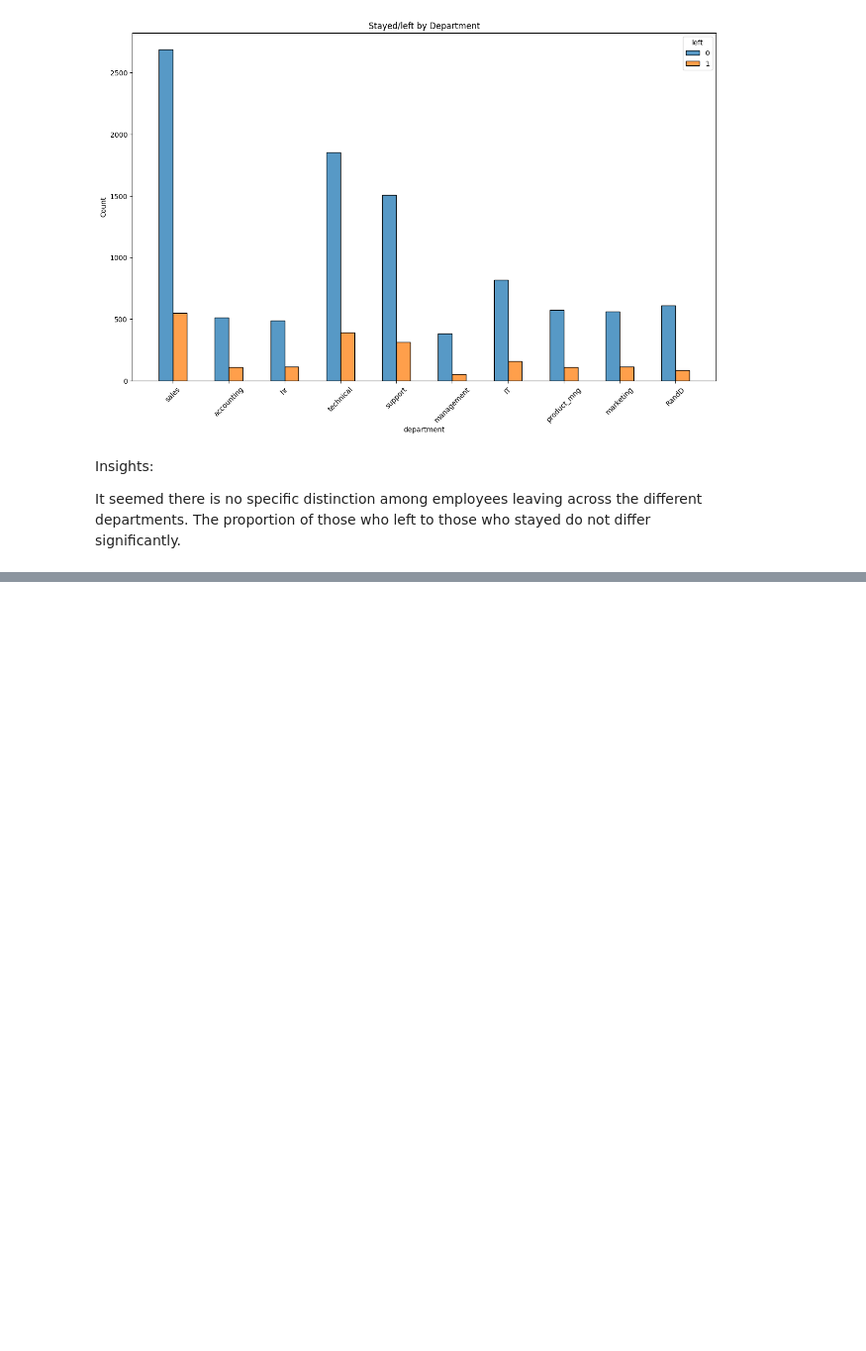
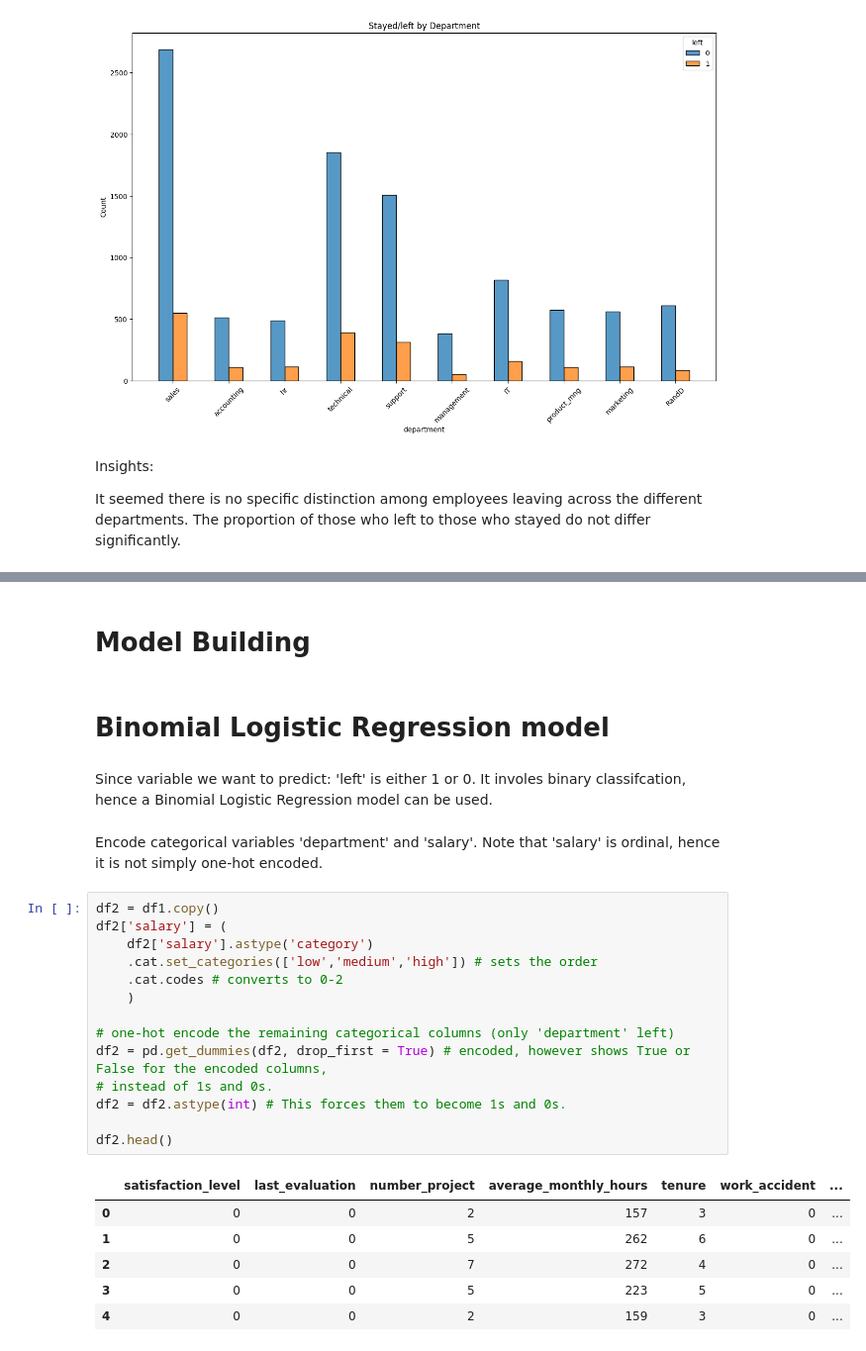
Before and after one commit to airrehn/HR-Analytics-Analysis, a Jupyter notebook: Project.ipynb, the cells around one changed output, grey strips where cells are left out. Shown at 99% size. Saved outputs shown, nothing was run; the diff lists cells and outputs as text; blank space fills up the shorter version.

```diff
--- a/Project.ipynb
+++ b/Project.ipynb
@@ -337,0 +342,29 @@ It seemed there is no specific distinction among employees leaving across the di
+# %% [markdown]
+# Model Building
+# %% [markdown]
+# Binomial Logistic Regression model
+# %% [markdown]
+Since variable we want to predict: 'left' is either 1 or 0. It involes binary classifcation, hence a Binomial Logistic Regression model can be used.
+# %% [markdown]
+Encode categorical variables 'department' and 'salary'. Note that 'salary' is ordinal, hence it is not simply one-hot encoded.
+# %%
+df2 = df1.copy()
+df2['salary'] = (
+    df2['salary'].astype('category')
+    .cat.set_categories(['low','medium','high']) # sets the order
+    .cat.codes # converts to 0-2
+    )
+
+# one-hot encode the remaining categorical columns (only 'department' left)
+df2 = pd.get_dummies(df2, drop_first = True) # encoded, however shows True or False for the encoded columns,
+# instead of 1s and 0s.
+df2 = df2.astype(int) # This forces them to become 1s and 0s.
+
+df2.head()
+# %% [output]
+|  | satisfaction_level | last_evaluation | number_project | average_monthly_hours | tenure | work_accident | ... |
+| 0 | 0 | 0 | 2 | 157 | 3 | 0 | ... |
+| 1 | 0 | 0 | 5 | 262 | 6 | 0 | ... |
+| 2 | 0 | 0 | 7 | 272 | 4 | 0 | ... |
+| 3 | 0 | 0 | 5 | 223 | 5 | 0 | ... |
+| 4 | 0 | 0 | 2 | 159 | 3 | 0 | ... |
```
Also changed, not shown: parts of 15 cells of this notebook.
